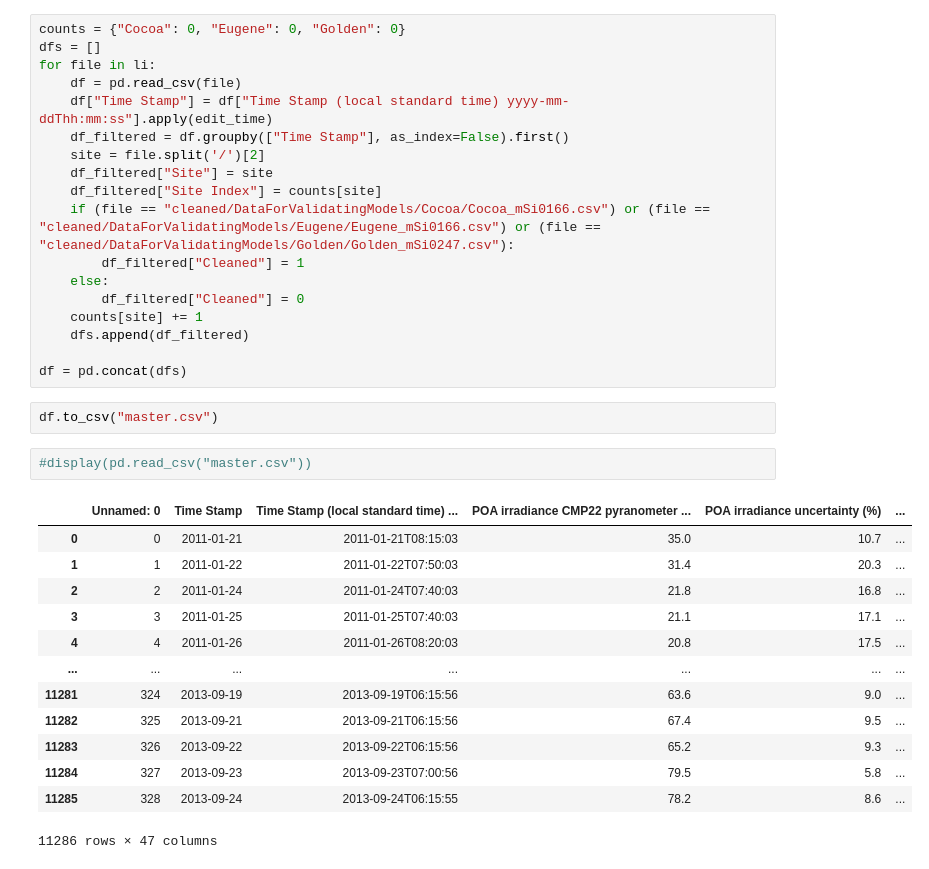
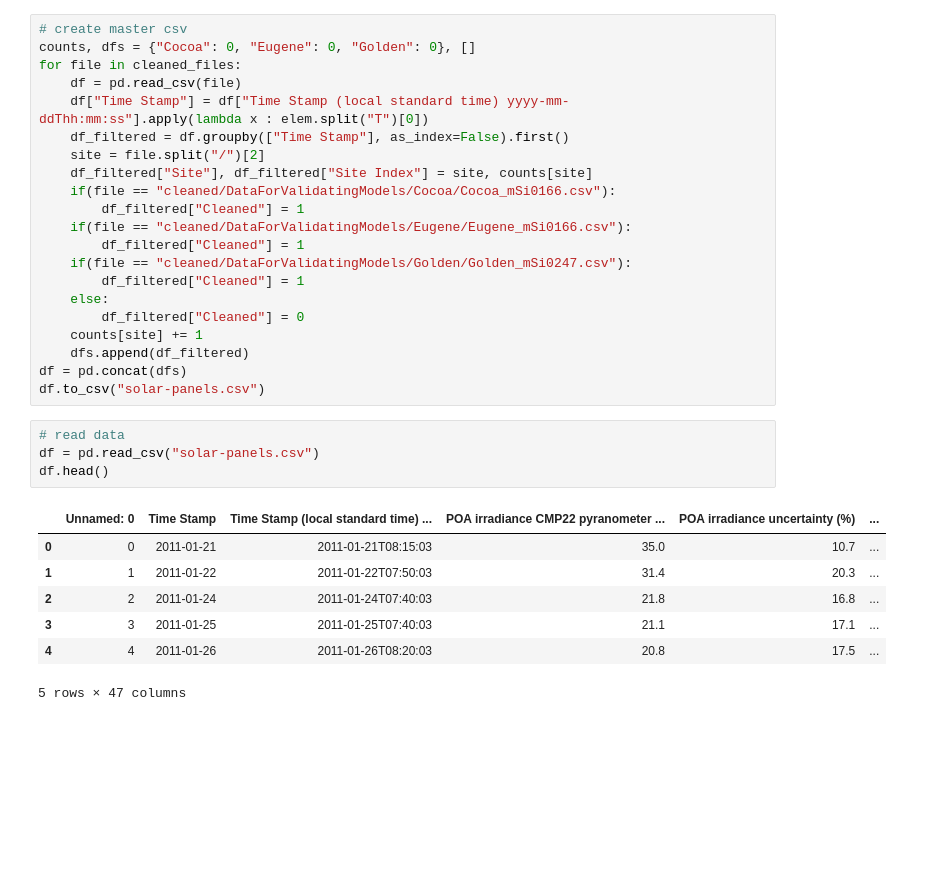
Before and after one commit to Edidas02/PV-Module-Model, a Jupyter notebook: solar-panels.ipynb, the cells around one changed output. Cells and saved outputs as stored; diff of their text form; blank space fills up the shorter version.

Commit message:
clean-up files

```diff
--- a/solar-panels.ipynb
+++ b/solar-panels.ipynb
@@ -49,36 +26,33 @@ cols = ["Time Stamp",
 # %%
-counts = {"Cocoa": 0, "Eugene": 0, "Golden": 0}
-dfs = []
-for file in li:
+# create master csv
+counts, dfs = {"Cocoa": 0, "Eugene": 0, "Golden": 0}, []
+for file in cleaned_files:
     df = pd.read_csv(file)
-    df["Time Stamp"] = df["Time Stamp (local standard time) yyyy-mm-ddThh:mm:ss"].apply(edit_time)
+    df["Time Stamp"] = df["Time Stamp (local standard time) yyyy-mm-ddThh:mm:ss"].apply(lambda x : elem.split("T")[0])
     df_filtered = df.groupby(["Time Stamp"], as_index=False).first()
-    site = file.split('/')[2]
-    df_filtered["Site"] = site
-    df_filtered["Site Index"] = counts[site]
-    if (file == "cleaned/DataForValidatingModels/Cocoa/Cocoa_mSi0166.csv") or (file == "cleaned/DataForValidatingModels/Eugene/Eugene_mSi0166.csv") or (file == "cleaned/DataForValidatingModels/Golden/Golden_mSi0247.csv"):
+    site = file.split("/")[2]
+    df_filtered["Site"], df_filtered["Site Index"] = site, counts[site]
+    if(file == "cleaned/DataForValidatingModels/Cocoa/Cocoa_mSi0166.csv"):
+        df_filtered["Cleaned"] = 1
+    if(file == "cleaned/DataForValidatingModels/Eugene/Eugene_mSi0166.csv"):
+        df_filtered["Cleaned"] = 1
+    if(file == "cleaned/DataForValidatingModels/Golden/Golden_mSi0247.csv"):
         df_filtered["Cleaned"] = 1
     else:
         df_filtered["Cleaned"] = 0
     counts[site] += 1
     dfs.append(df_filtered)
-
 df = pd.concat(dfs)
+df.to_csv("solar-panels.csv")
-# %%
-df.to_csv("master.csv")
 # %%
-#display(pd.read_csv("master.csv"))
+# read data
+df = pd.read_csv("solar-panels.csv")
+df.head()
 # %% [output]
 |  | Unnamed: 0 | Time Stamp | Time Stamp (local standard time) ... | POA irradiance CMP22 pyranometer ... | POA irradiance uncertainty (%) | ... |
 | 0 | 0 | 2011-01-21 | 2011-01-21T08:15:03 | 35.0 | 10.7 | ... |
 | 1 | 1 | 2011-01-22 | 2011-01-22T07:50:03 | 31.4 | 20.3 | ... |
 | 2 | 2 | 2011-01-24 | 2011-01-24T07:40:03 | 21.8 | 16.8 | ... |
 | 3 | 3 | 2011-01-25 | 2011-01-25T07:40:03 | 21.1 | 17.1 | ... |
 | 4 | 4 | 2011-01-26 | 2011-01-26T08:20:03 | 20.8 | 17.5 | ... |
-| ... | ... | ... | ... | ... | ... | ... |
-| 11281 | 324 | 2013-09-19 | 2013-09-19T06:15:56 | 63.6 | 9.0 | ... |
-| 11282 | 325 | 2013-09-21 | 2013-09-21T06:15:56 | 67.4 | 9.5 | ... |
-| 11283 | 326 | 2013-09-22 | 2013-09-22T06:15:56 | 65.2 | 9.3 | ... |
-| 11284 | 327 | 2013-09-23 | 2013-09-23T07:00:56 | 79.5 | 5.8 | ... |
-| 11285 | 328 | 2013-09-24 | 2013-09-24T06:15:55 | 78.2 | 8.6 | ... |
-11286 rows × 47 columns
+5 rows × 47 columns
```
Also changed, not shown: parts of 25 cells of this notebook, 1 other file.
